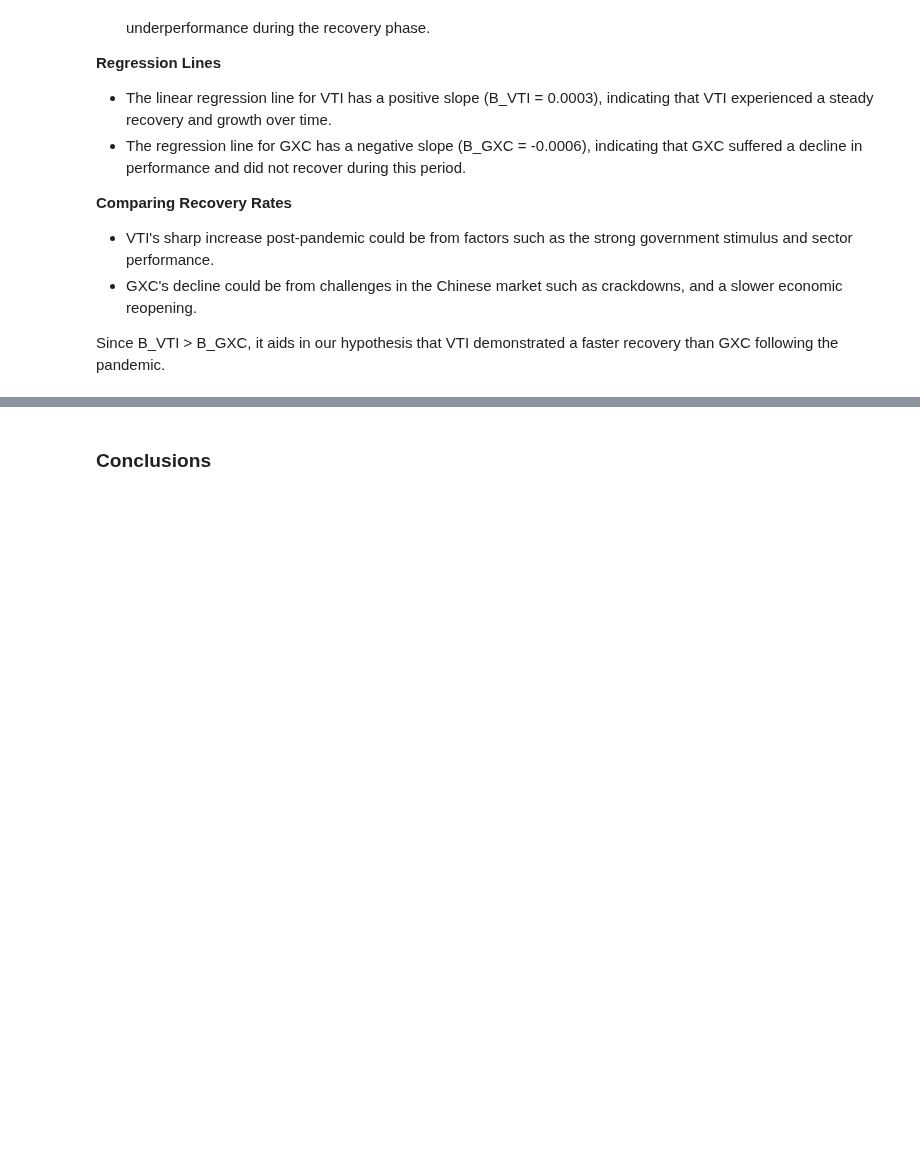
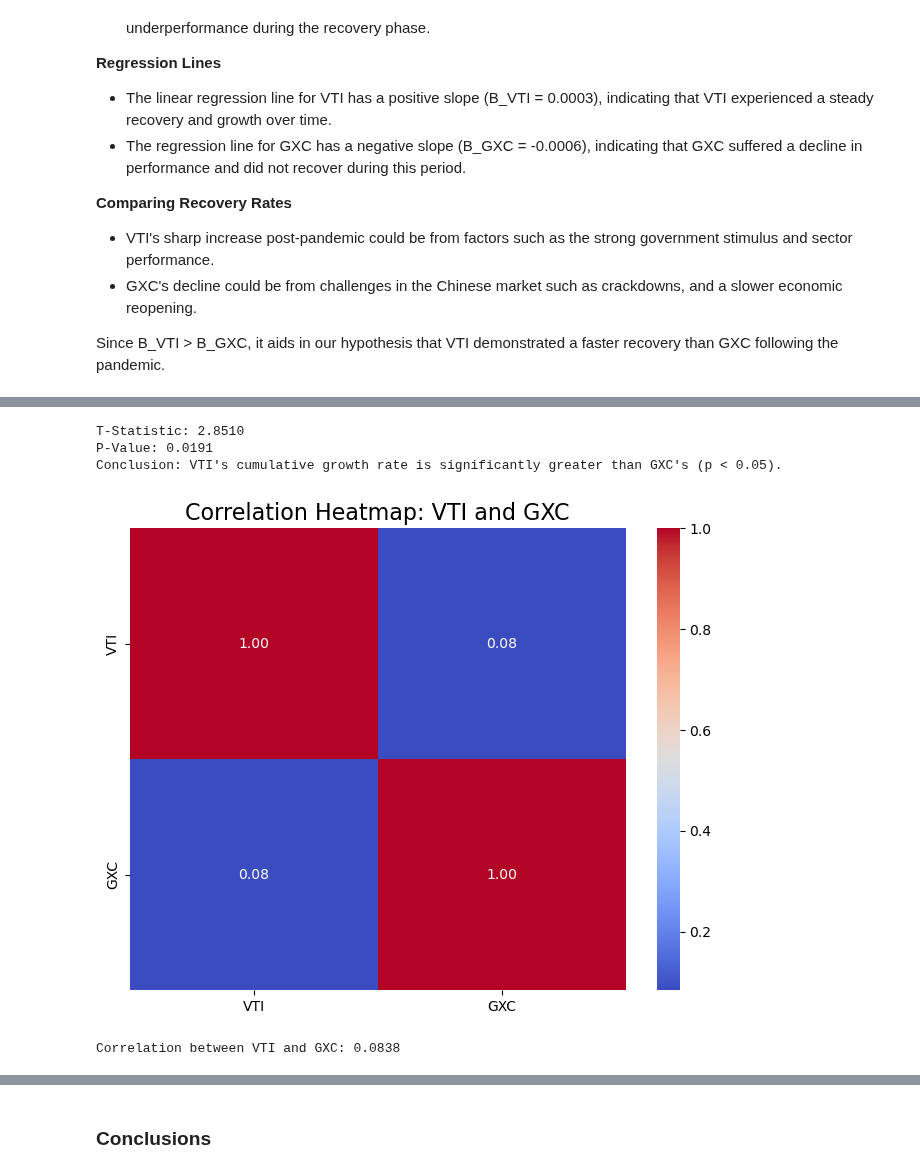
Before and after one commit to caiot27/info2950group, a Jupyter notebook: Phase4.ipynb, the cells around one changed output, grey strips where cells are left out. Cells and saved outputs as stored; diff of their text form; code cells hidden in the pictures; blank space fills up the shorter version.

```diff
--- a/Phase4.ipynb
+++ b/Phase4.ipynb
@@ -331,0 +249,57 @@ Fail to reject the null hypothesis: No significant difference between VTI and GX
+# %%
+#Calculate cumulative yearly growth rates / t-test for signifigance
+VTI_yearly = TotalIndexNew[['Date', 'VTI']].set_index('Date').resample('YE').last()
+GXC_yearly = TotalIndexNew[['Date', 'GXC']].set_index('Date').resample('YE').last()
+
+VTI_yearly['Growth Rate (%)'] = VTI_yearly['VTI'].pct_change() * 100
+GXC_yearly['Growth Rate (%)'] = GXC_yearly['GXC'].pct_change() * 100
+
+VTI_yearly = VTI_yearly.dropna()
+GXC_yearly = GXC_yearly.dropna()
+
+# Merge yearly growth rates
+yearly_growth_rates = pd.merge(
+    VTI_yearly['Growth Rate (%)'].reset_index(),
+    GXC_yearly['Growth Rate (%)'].reset_index(),
+    on='Date',
+    suffixes=('_VTI', '_GXC')
+)
+
+
+yearly_growth_rates['Cumulative Growth (%)_VTI'] = ((1 + yearly_growth_rates['Growth Rate (%)_VTI'] / 100).cumprod() - 1) * 100
+yearly_growth_rates['Cumulative Growth (%)_GXC'] = ((1 + yearly_growth_rates['Growth Rate (%)_GXC'] / 100).cumprod() - 1) * 100
+
+# t-test
+vti_cumulative = yearly_growth_rates['Cumulative Growth (%)_VTI'].tolist()
+gxc_cumulative = yearly_growth_rates['Cumulative Growth (%)_GXC'].tolist()
+
+t_stat, p_value = ttest_rel(vti_cumulative, gxc_cumulative)
+
+print(f"T-Statistic: {t_stat:.4f}")
+print(f"P-Value: {p_value:.4f}")
+
+if p_value < 0.05 and t_stat > 0:
+    print("Conclusion: VTI's cumulative growth rate is significantly greater than GXC's (p < 0.05).")
+else:
+    print("Conclusion: No significant difference in cumulative growth rates between VTI and GXC (p >= 0.05).")
+# %% [output]
+T-Statistic: 2.8510
+P-Value: 0.0191
+Conclusion: VTI's cumulative growth rate is significantly greater than GXC's (p < 0.05).
+# %%
+# Calculate the correlation between VTI and GXC
+TotalIndexNew = TotalIndexNew.dropna()
+correlation = TotalIndexNew['VTI'].corr(TotalIndexNew['GXC'])
+correlation_matrix = TotalIndexNew[['VTI', 'GXC']].corr()
+
+# Create a heatmap
+plt.figure(figsize=(8, 6))
+sns.heatmap(correlation_matrix, annot=True, cmap='coolwarm', fmt=".2f", cbar=True)
+plt.title('Correlation Heatmap: VTI and GXC', fontsize=16)
+plt.show()
+
+# Print the correlation coefficient
+print(f"Correlation between VTI and GXC: {correlation:.4f}")
+# %% [output]
+[figure, added]
+Correlation between VTI and GXC: 0.0838
```
Also changed, not shown: parts of 7 cells of this notebook.
